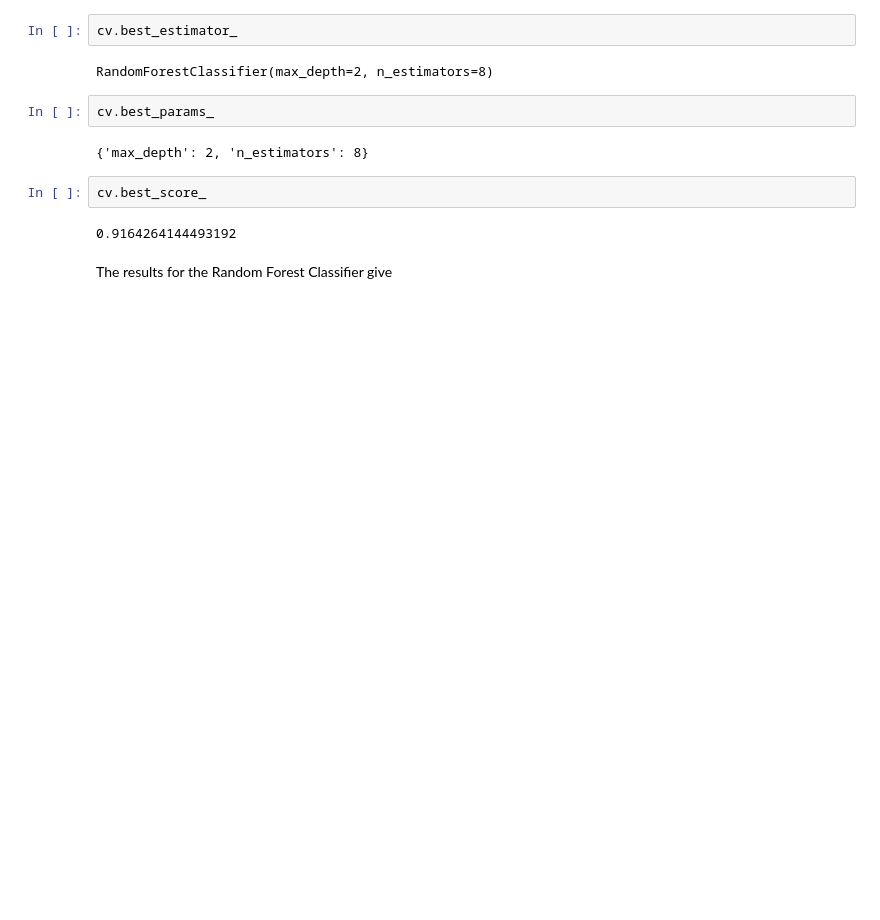
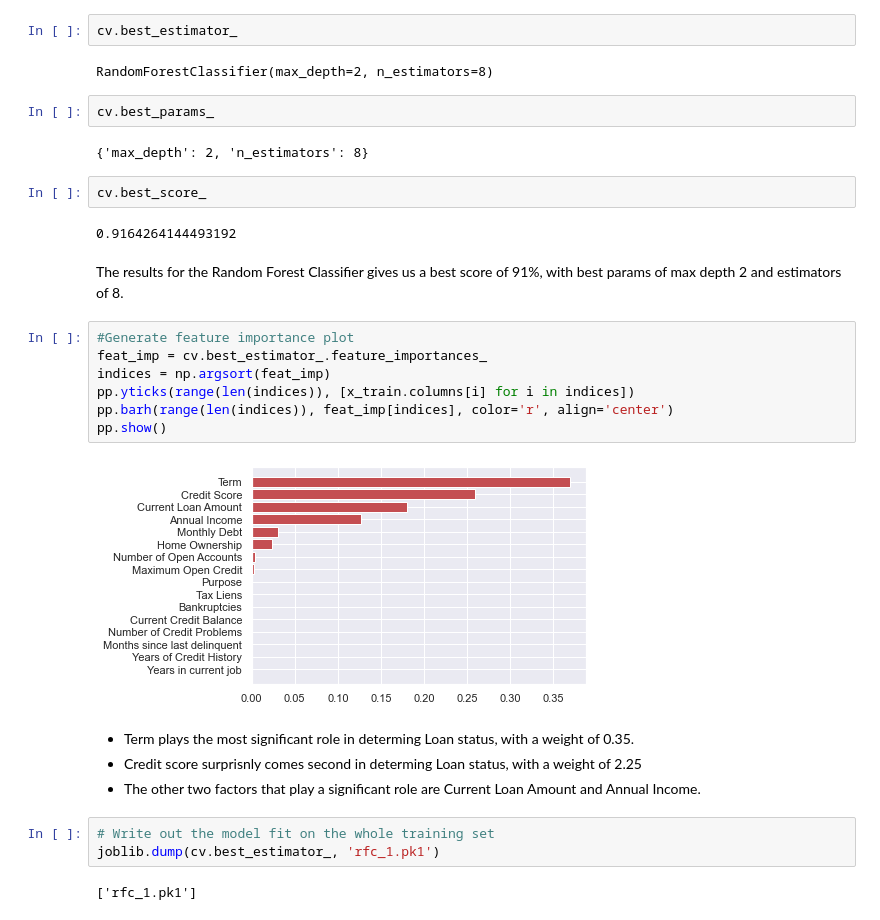
Before and after one commit to supermanimmy/loan-dataset-exploration, a Jupyter notebook: Loan Dataset Exploration.ipynb, the cells around one changed output. Drawn from its saved outputs; the diff is of its cells as text; blank space fills up the shorter version.

Commit message:
saved the best params

```diff
--- a/Loan Dataset Exploration.ipynb
+++ b/Loan Dataset Exploration.ipynb
@@ -649,5 +650,23 @@ cv.best_params_
 cv.best_score_
 # %% [output]
 0.9164264144493192
-# %% [markdown]
-The results for the Random Forest Classifier give
+# %% [markdown]
+The results for the Random Forest Classifier gives us a best score of 91%, with best params of max depth 2 and estimators of 8.
+# %%
+#Generate feature importance plot
+feat_imp = cv.best_estimator_.feature_importances_
+indices = np.argsort(feat_imp)
+pp.yticks(range(len(indices)), [x_train.columns[i] for i in indices])
+pp.barh(range(len(indices)), feat_imp[indices], color='r', align='center')
+pp.show()
+# %% [output]
+[figure, added]
+# %% [markdown]
+* Term plays the most significant role in determing Loan status, with a weight of 0.35.
+* Credit score surprisnly comes second in determing Loan status, with a weight of 2.25
+* The other two factors that play a significant role are Current Loan Amount and Annual Income.
+# %%
+# Write out the model fit on the whole training set
+joblib.dump(cv.best_estimator_, 'rfc_1.pk1')
+# %% [output]
+['rfc_1.pk1']
```
Also changed, not shown: parts of 1 cell of this notebook.
